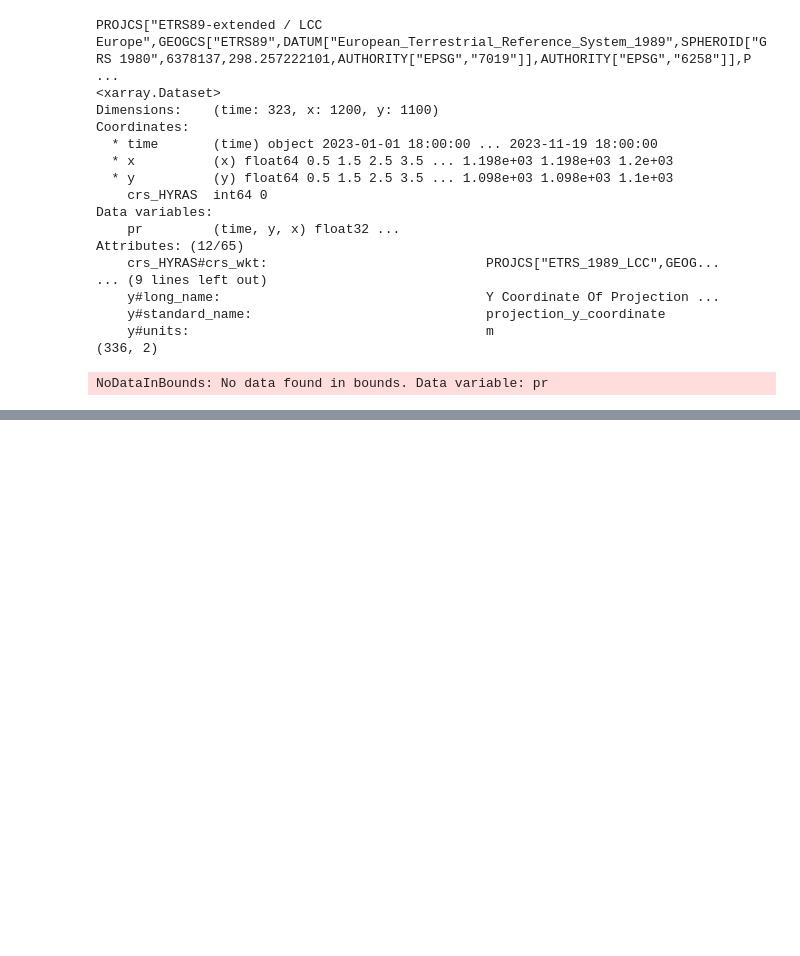
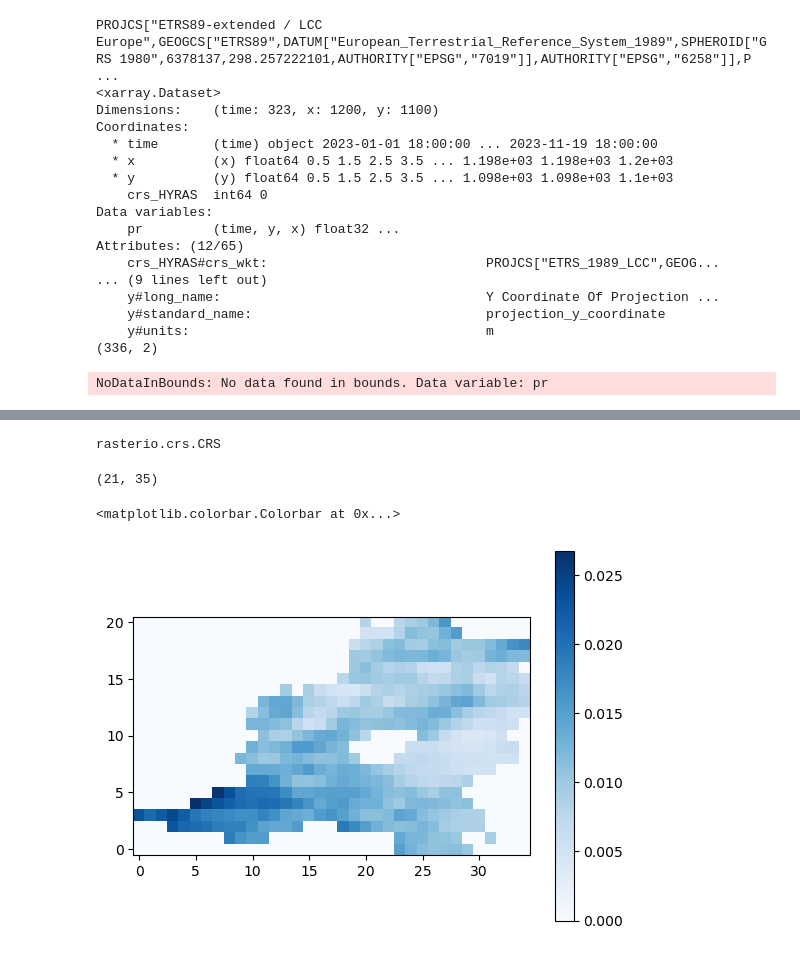
Before and after one commit to mmaelicke/zonal-variograms, a Jupyter notebook: examples.ipynb, the cells around one changed output, grey strips where cells are left out. Cells and saved outputs as stored; diff of their text form; code cells hidden in the pictures; blank space fills up the shorter version.

```diff
--- a/examples.ipynb
+++ b/examples.ipynb
@@ -366,3 +366,9 @@ Attributes: (12/65)
 ds.rio.clip([segments.geometry.values[2]], drop=True, invert=False)
 # %% [output]
 NoDataInBounds: No data found in bounds. Data variable: pr
+# %%
+from zonal_variograms import main, io
+
+raster = io.load_dataset('in/era5-de-short.nc', crs=4326, raster_backend='xarray')
+print(raster.rio.crs)
+raster
@@ -368,0 +396,23 @@ NoDataInBounds: No data found in bounds. Data variable: pr
+# %%
+raster.rio.crs
+
+import pyproj
+type(raster.rio.crs)
+# %% [output]
+rasterio.crs.CRS
+# %%
+for oid, segment in io.load_segments('in/bundeslaender.gpkg', raster.rio.crs):
+    clips = main.clip_features_from_dataset(raster, segment, use_oids=[2,3,4], n_jobs=None)
+    break
+# %%
+import matplotlib.pyplot as plt
+import numpy as np
+
+arr = np.nansum(clips[1].ro.values, axis=0)
+print(arr.shape)
+plt.imshow(arr, cmap='Blues', origin='lower')
+plt.colorbar()
+# %% [output]
+(21, 35)
+<matplotlib.colorbar.Colorbar at 0x...>
+[figure, added]
```
Also changed, not shown: parts of 4 cells of this notebook, 1 other file.
